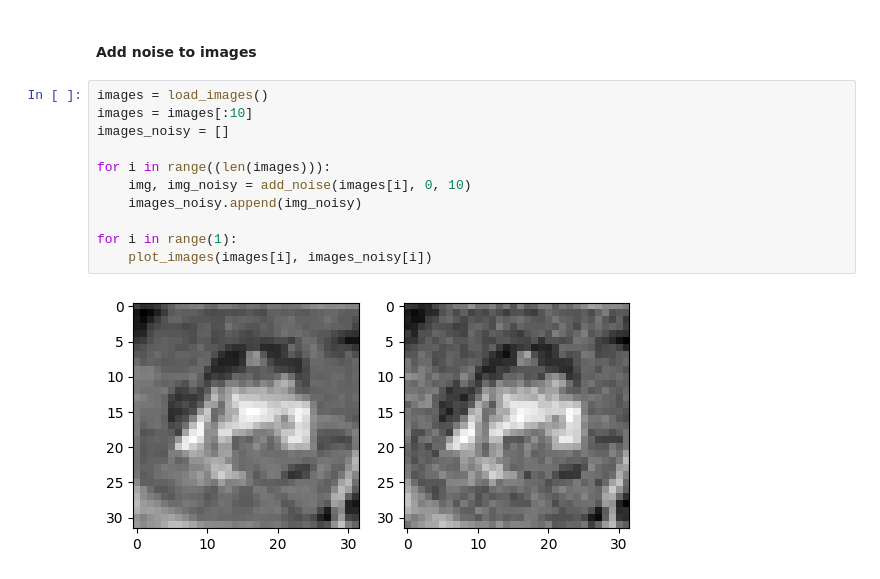
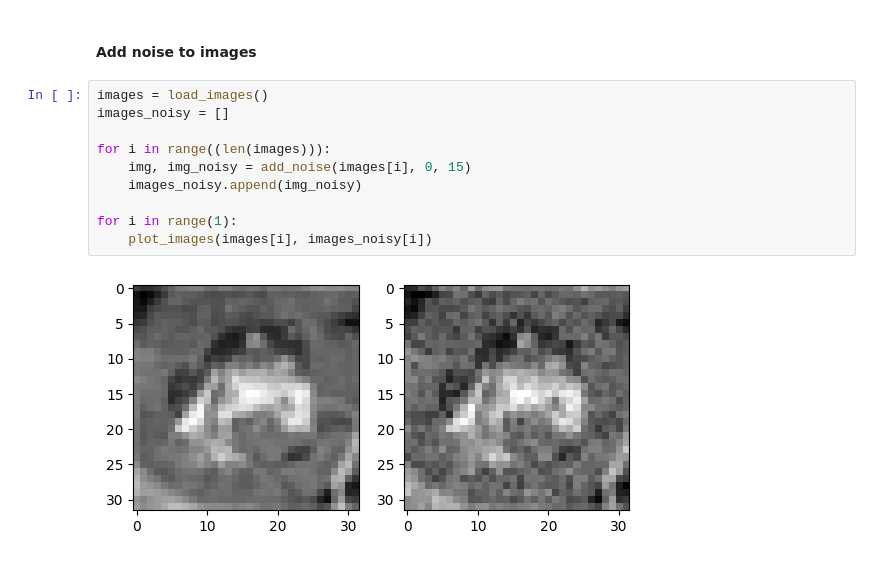
Before and after one commit to bulkobubulko/image-denoising, a Jupyter notebook: image-denoising.ipynb, the cells around one changed output. Saved outputs shown, nothing was run; the diff lists cells and outputs as text.

```diff
--- a/image-denoising.ipynb
+++ b/image-denoising.ipynb
@@ -297,14 +297,13 @@ def plot_images(img1, img2):
 #### Add noise to images
 # %%
 images = load_images()
-images = images[:10]
 images_noisy = []
 
 for i in range((len(images))):
-    img, img_noisy = add_noise(images[i], 0, 10)
+    img, img_noisy = add_noise(images[i], 0, 15)
     images_noisy.append(img_noisy)
 
 for i in range(1):
     plot_images(images[i], images_noisy[i])
 # %% [output]
-[figure, old version]
+[figure, new version]
```
Also changed, not shown: parts of 7 cells of this notebook, 3 other files.
